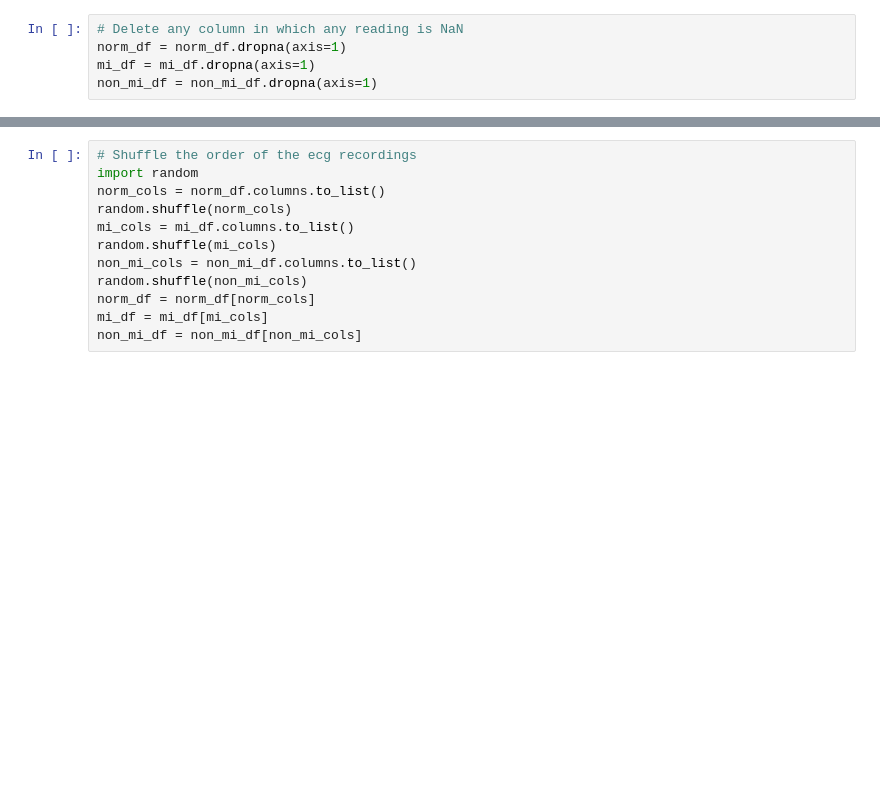
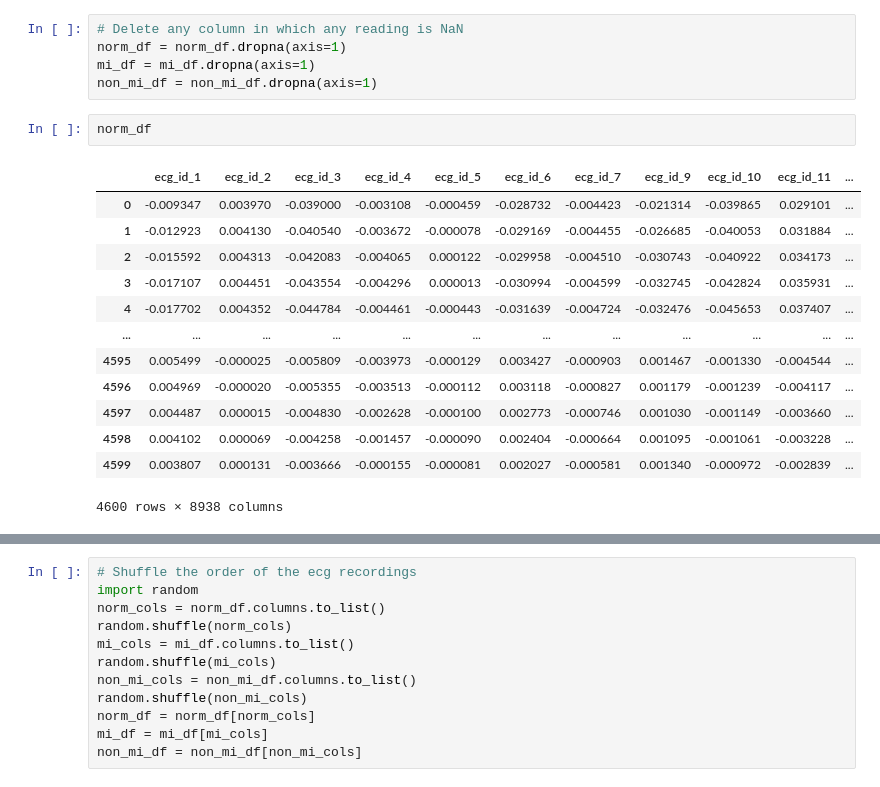
Before and after one commit to diagnosemi/Cappy, a Jupyter notebook: model_dev/cnn_model_training.ipynb, the cells around one changed output, grey strips where cells are left out. Cells and saved outputs as stored; diff of their text form; blank space fills up the shorter version.

```diff
--- a/model_dev/cnn_model_training.ipynb
+++ b/model_dev/cnn_model_training.ipynb
@@ -58,3 +88,19 @@ norm_df
 norm_df = norm_df.dropna(axis=1)
 mi_df = mi_df.dropna(axis=1)
 non_mi_df = non_mi_df.dropna(axis=1)
+# %%
+norm_df
+# %% [output]
+|  | ecg_id_1 | ecg_id_2 | ecg_id_3 | ecg_id_4 | ecg_id_5 | ecg_id_6 | ecg_id_7 | ecg_id_9 | ecg_id_10 | ecg_id_11 | ... |
+| 0 | -0.009347 | 0.003970 | -0.039000 | -0.003108 | -0.000459 | -0.028732 | -0.004423 | -0.021314 | -0.039865 | 0.029101 | ... |
+| 1 | -0.012923 | 0.004130 | -0.040540 | -0.003672 | -0.000078 | -0.029169 | -0.004455 | -0.026685 | -0.040053 | 0.031884 | ... |
+| 2 | -0.015592 | 0.004313 | -0.042083 | -0.004065 | 0.000122 | -0.029958 | -0.004510 | -0.030743 | -0.040922 | 0.034173 | ... |
+| 3 | -0.017107 | 0.004451 | -0.043554 | -0.004296 | 0.000013 | -0.030994 | -0.004599 | -0.032745 | -0.042824 | 0.035931 | ... |
+| 4 | -0.017702 | 0.004352 | -0.044784 | -0.004461 | -0.000443 | -0.031639 | -0.004724 | -0.032476 | -0.045653 | 0.037407 | ... |
+| ... | ... | ... | ... | ... | ... | ... | ... | ... | ... | ... | ... |
+| 4595 | 0.005499 | -0.000025 | -0.005809 | -0.003973 | -0.000129 | 0.003427 | -0.000903 | 0.001467 | -0.001330 | -0.004544 | ... |
+| 4596 | 0.004969 | -0.000020 | -0.005355 | -0.003513 | -0.000112 | 0.003118 | -0.000827 | 0.001179 | -0.001239 | -0.004117 | ... |
+| 4597 | 0.004487 | 0.000015 | -0.004830 | -0.002628 | -0.000100 | 0.002773 | -0.000746 | 0.001030 | -0.001149 | -0.003660 | ... |
+| 4598 | 0.004102 | 0.000069 | -0.004258 | -0.001457 | -0.000090 | 0.002404 | -0.000664 | 0.001095 | -0.001061 | -0.003228 | ... |
+| 4599 | 0.003807 | 0.000131 | -0.003666 | -0.000155 | -0.000081 | 0.002027 | -0.000581 | 0.001340 | -0.000972 | -0.002839 | ... |
+4600 rows × 8938 columns
```
Also changed, not shown: parts of 29 cells of this notebook, 1 other file.
